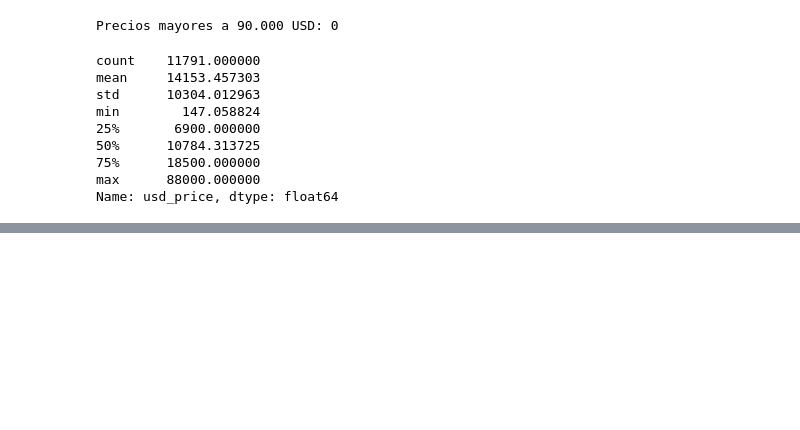
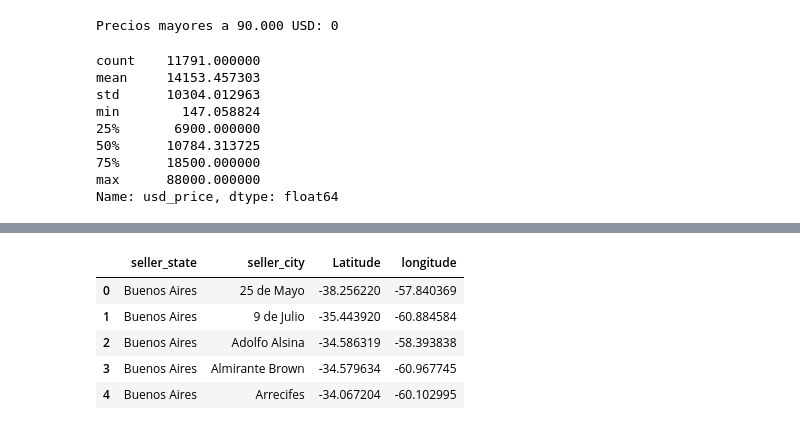
Before and after one commit to arielRas/UsedCarPricePredict-MercadoLibre, a Jupyter notebook: CarPricePredict.ipynb, the cells around one changed output, grey strips where cells are left out. Saved outputs shown, nothing was run; the diff lists cells and outputs as text; code cells hidden in the pictures; blank space fills up the shorter version.

```diff
--- a/CarPricePredict.ipynb
+++ b/CarPricePredict.ipynb
@@ -473,0 +503,9 @@ Name: usd_price, dtype: float64
+# %%
+def get_location(city, state, country):
+    geolocator = Nominatim(user_agent='getLocation')
+    location_string = city + ', ' + state + ', '+ country
+    location = geolocator.geocode(location_string)
+    if location is not None:
+        return location.latitude, location.longitude
+    else:
+        return None, None
@@ -473,0 +522,11 @@ Name: usd_price, dtype: float64
+# %%
+df_location[['Latitude', 'longitude']] = df_location.apply(lambda x: pd.Series(get_location(x.seller_city, x.seller_state, x.seller_country)), axis=1)
+df_location.drop(columns=['seller_country', 'count'], inplace=True)
+df_location.head()
+# %% [output]
+|  | seller_state | seller_city | Latitude | longitude |
+| 0 | Buenos Aires | 25 de Mayo | -38.256220 | -57.840369 |
+| 1 | Buenos Aires | 9 de Julio | -35.443920 | -60.884584 |
+| 2 | Buenos Aires | Adolfo Alsina | -34.586319 | -58.393838 |
+| 3 | Buenos Aires | Almirante Brown | -34.579634 | -60.967745 |
+| 4 | Buenos Aires | Arrecifes | -34.067204 | -60.102995 |
```
Also changed, not shown: parts of 9 cells of this notebook.
